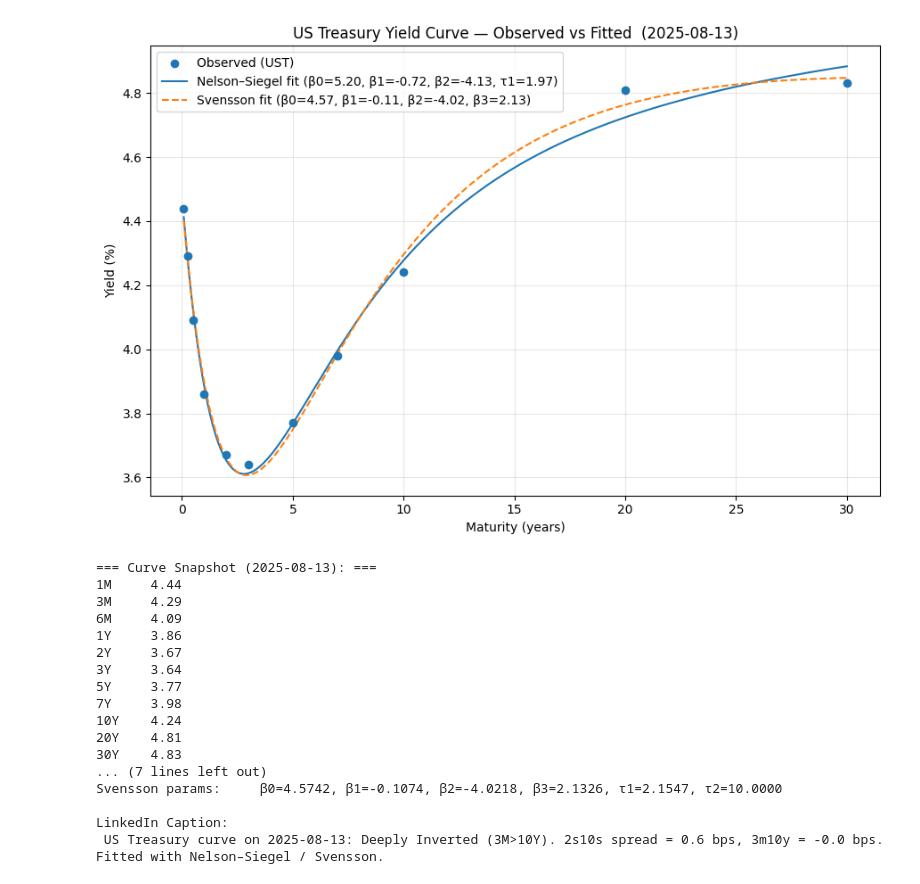
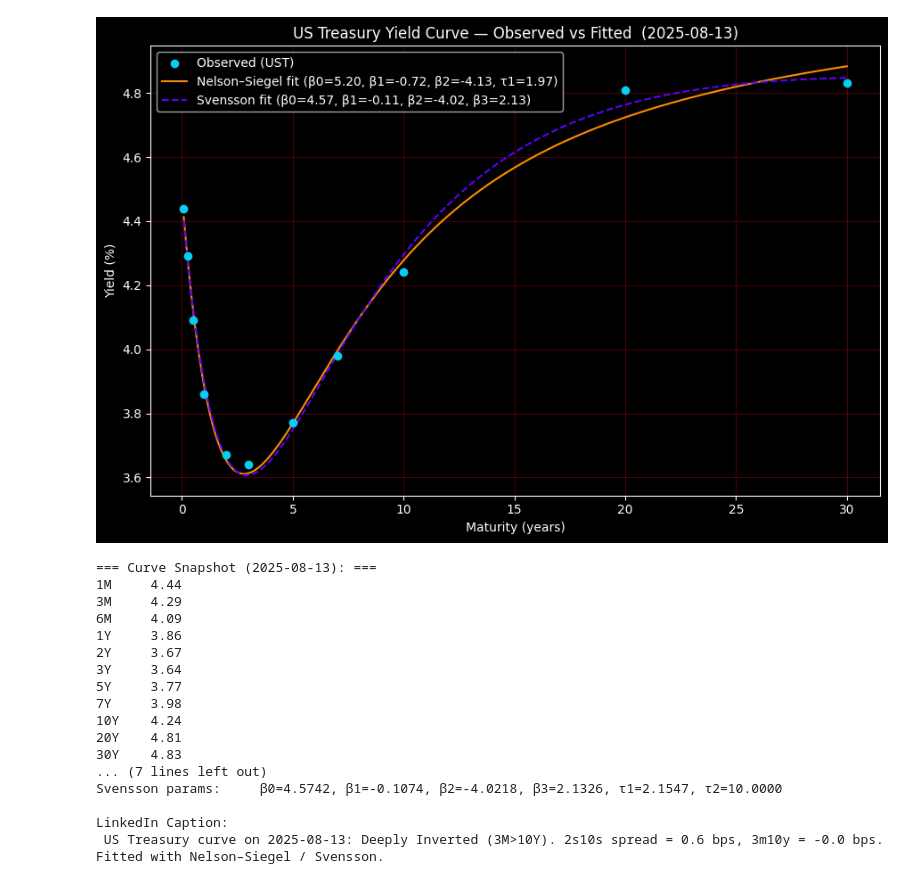
Before and after one commit to Kai-tech-bit/QUANT_FINANCE_CASE-STUDIES, a Jupyter notebook: Yield curve fit/Code_notebook.ipynb, the cells around one changed output. Saved outputs shown, nothing was run; the diff lists cells and outputs as text; code cells hidden in the pictures.

```diff
--- a/Yield curve fit/Code_notebook.ipynb
+++ b/Yield curve fit/Code_notebook.ipynb
@@ -112,15 +112,16 @@ if use_svensson:
     y_sv = svensson(xgrid, *pars_sv)
 
 plt.figure(figsize=(9,6))
-plt.scatter(mats, yields_pct, label="Observed (UST)", zorder=3)
-plt.plot(xgrid, y_ns, label=f"Nelson–Siegel fit (β0={beta0:.2f}, β1={beta1:.2f}, β2={beta2:.2f}, τ1={tau1:.2f})")
+plt.style.use(  style='dark_background')
+plt.scatter(mats, yields_pct, label="Observed (UST)", zorder=3,color="#08CDF5FF")
+plt.plot(xgrid, y_ns, label=f"Nelson–Siegel fit (β0={beta0:.2f}, β1={beta1:.2f}, β2={beta2:.2f}, τ1={tau1:.2f})",color="#FF8C00FF")
 if use_svensson:
     b0,b1,b2,b3,t1,t2 = pars_sv
-    plt.plot(xgrid, y_sv, linestyle="--", label=f"Svensson fit (β0={b0:.2f}, β1={b1:.2f}, β2={b2:.2f}, β3={b3:.2f})")
+    plt.plot(xgrid, y_sv, linestyle="--", label=f"Svensson fit (β0={b0:.2f}, β1={b1:.2f}, β2={b2:.2f}, β3={b3:.2f})",color="#5D00FFFF")
 plt.title(f"US Treasury Yield Curve — Observed vs Fitted  ({curve_date.isoformat()})")
 plt.xlabel("Maturity (years)")
 plt.ylabel("Yield (%)")
-plt.grid(True, alpha=0.3)
+plt.grid(True, alpha=0.3,color='red')
 plt.legend()
 plt.tight_layout()
 file_path=os.path.join(folder, f"yield_curve_{curve_date.isoformat()}.png")
@@ -135,34 +136,34 @@ def nearest(label):
 
 y_3m = nearest("3M")
 y_2y = nearest("2Y")
 y_10y = nearest("10Y")
 
 spread_2s10s = y_10y - y_2y if (pd.notna(y_10y) and pd.notna(y_2y)) else np.nan
 spread_3m10y = y_10y - y_3m if (pd.notna(y_10y) and pd.notna(y_3m)) else np.nan
 
 # simple classification
 curve_type = "Inverted" if (pd.notna(spread_2s10s) and spread_2s10s < 0) else "Upward/Normal"
 if pd.notna(spread_3m10y) and spread_3m10y < 0:
     curve_type = "Deeply Inverted (3M>10Y)"
 
 print("\n=== Curve Snapshot ({}): ===".format(curve_date))
 print(pd.Series(ydict))
 print("\nSpreads:")
 print(f"  2s10s: {spread_2s10s:.2f} bps" if pd.notna(spread_2s10s) else "  2s10s: n/a",
       "\n", f"  3m10y: {spread_3m10y:.2f} bps" if pd.notna(spread_3m10y) else "  3m10y: n/a", sep="")
 print("\nNelson–Siegel params: β0={:.4f}, β1={:.4f}, β2={:.4f}, τ1={:.4f}".format(*pars_ns))
 if use_svensson:
     print("Svensson params:     β0={:.4f}, β1={:.4f}, β2={:.4f}, β3={:.4f}, τ1={:.4f}, τ2={:.4f}".format(*pars_sv))
 
 # One-liner for LinkedIn caption:
 caption = (
     f"US Treasury curve on {curve_date}: {curve_type}. "
     f"2s10s spread = {spread_2s10s:.1f} bps, 3m10y = {spread_3m10y:.1f} bps. "
     "Fitted with Nelson–Siegel" + (" / Svensson." if use_svensson else ".")
 )
 print("\nLinkedIn Caption:\n", caption)
 # %% [output]
-[figure, old version]
+[figure, new version]
 === Curve Snapshot (2025-08-13): ===
 1M     4.44
 3M     4.29
```
Also changed, not shown: parts of 1 cell of this notebook, 1 other file.
